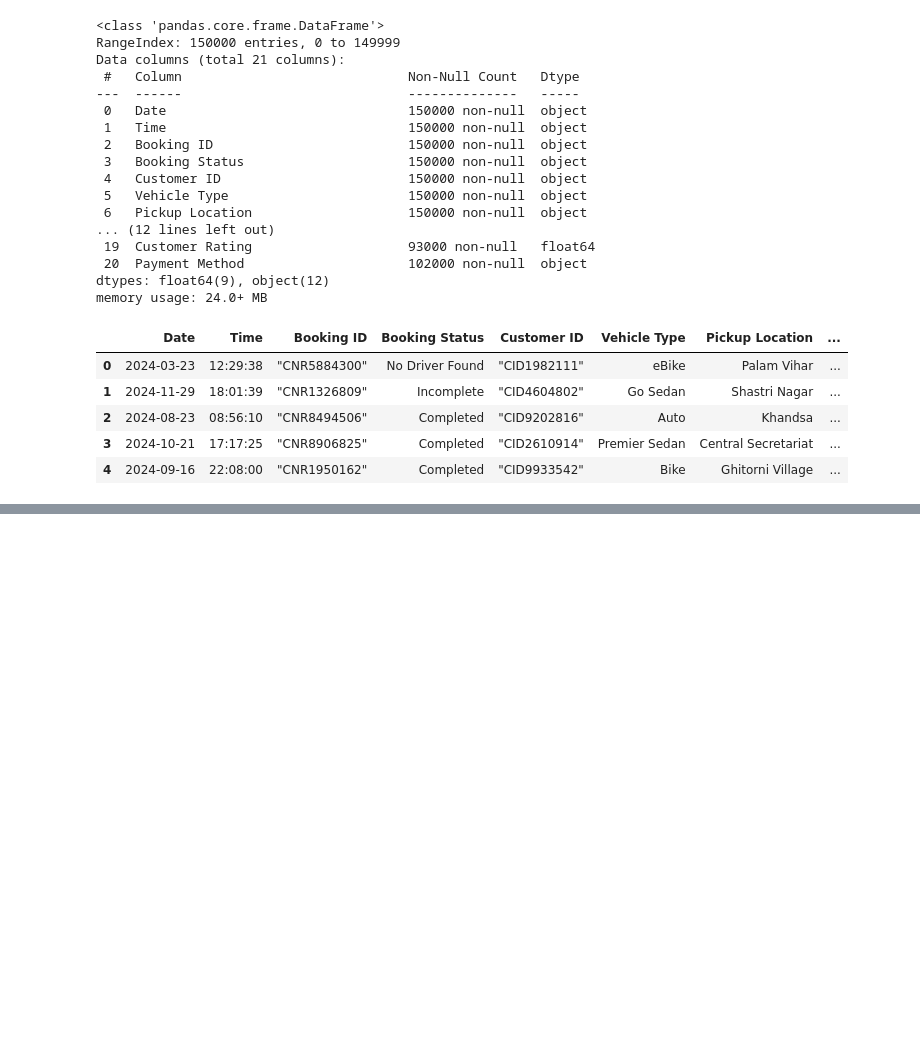
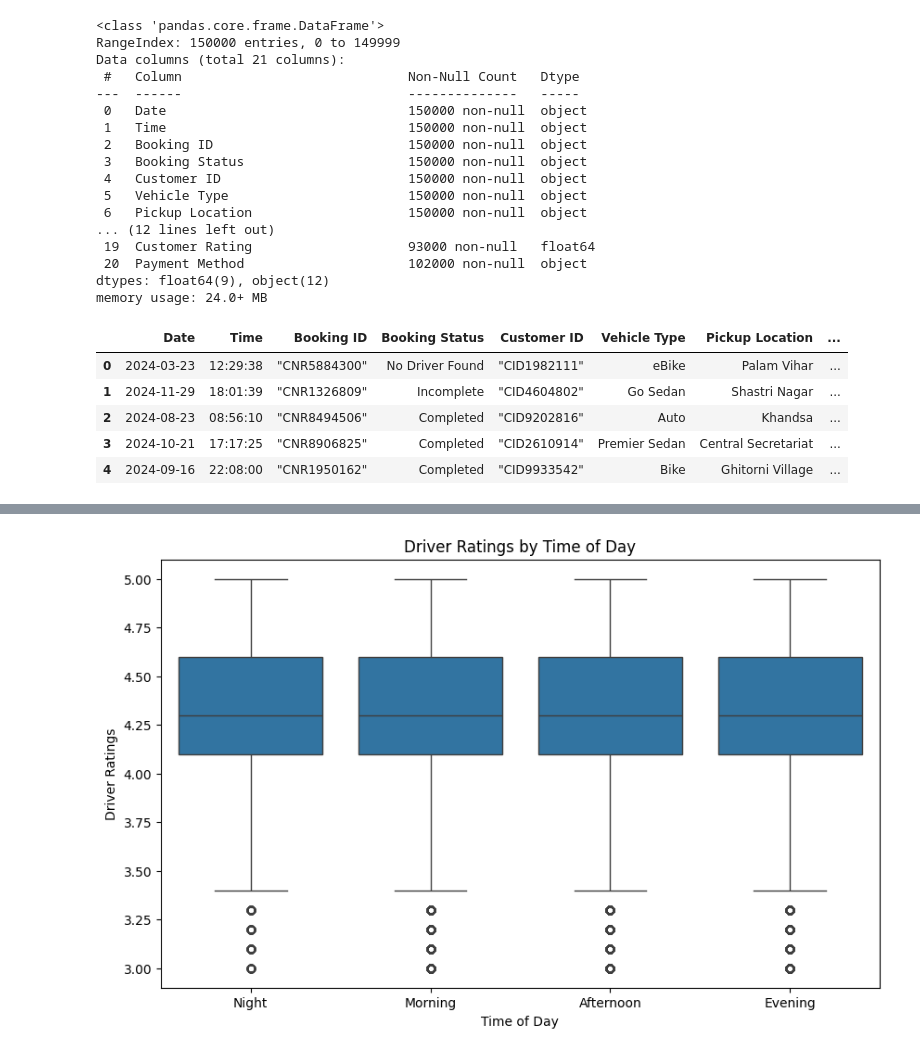
Before and after one commit to theAtieno/Py-Data-Class, a Jupyter notebook: Data_Storytelling/uber_analytics.ipynb, the cells around one changed output, grey strips where cells are left out. Saved outputs shown, nothing was run; the diff lists cells and outputs as text; code cells hidden in the pictures; blank space fills up the shorter version.

```diff
--- a/Data_Storytelling/uber_analytics.ipynb
+++ b/Data_Storytelling/uber_analytics.ipynb
@@ -68,0 +207,11 @@ Customer ID vs rating
+# %%
+# Time of Day vs driver ratings
+
+plt.figure(figsize=(10,6))
+sns.boxplot(data=uber, x='Period', y='Driver Ratings')
+plt.title('Driver Ratings by Time of Day')
+plt.xlabel('Time of Day')
+plt.ylabel('Driver Ratings')
+plt.show()
+# %% [output]
+[figure, added]
```
Also changed, not shown: parts of 54 cells of this notebook, 17 other files.
